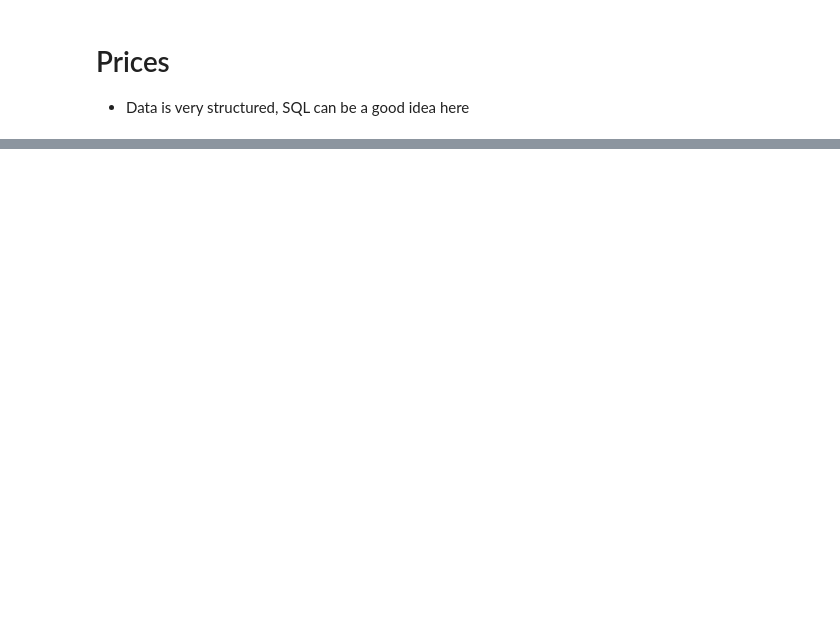
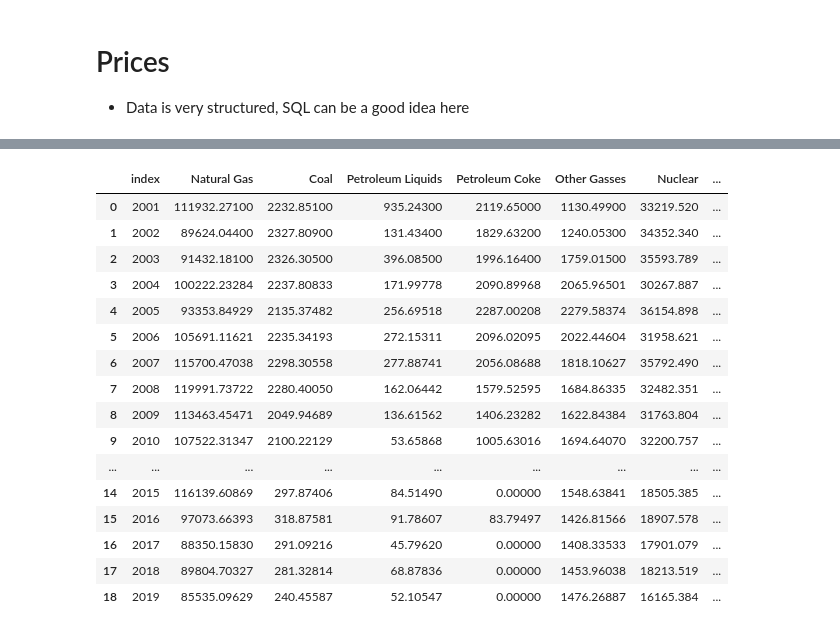
Before and after one commit to derrikdennis/ProjectEnergy, a Jupyter notebook: Sebastian/GiveMeData.ipynb, the cells around one changed output, grey strips where cells are left out. Drawn from its saved outputs; the diff is of its cells as text; code cells hidden in the pictures; blank space fills up the shorter version.

```diff
--- a/Sebastian/GiveMeData.ipynb
+++ b/Sebastian/GiveMeData.ipynb
@@ -199,2 +195,7 @@ print('Done!')
 'series'. Petroleum Coke not found in WY.
 Done!
+# %%
+#To view the sqlite
+stateGeneration = pd.read_sql_query("SELECT * from 'CA Generation'", conn) #State Initials to display table.
+stateGeneration
+# %% [output]
@@ -201,3 +204,20 @@ Done!
+|  | index | Natural Gas | Coal | Petroleum Liquids | Petroleum Coke | Other Gasses | Nuclear | ... |
+| 0 | 2001 | 111932.27100 | 2232.85100 | 935.24300 | 2119.65000 | 1130.49900 | 33219.520 | ... |
+| 1 | 2002 | 89624.04400 | 2327.80900 | 131.43400 | 1829.63200 | 1240.05300 | 34352.340 | ... |
+| 2 | 2003 | 91432.18100 | 2326.30500 | 396.08500 | 1996.16400 | 1759.01500 | 35593.789 | ... |
+| 3 | 2004 | 100222.23284 | 2237.80833 | 171.99778 | 2090.89968 | 2065.96501 | 30267.887 | ... |
+| 4 | 2005 | 93353.84929 | 2135.37482 | 256.69518 | 2287.00208 | 2279.58374 | 36154.898 | ... |
+| 5 | 2006 | 105691.11621 | 2235.34193 | 272.15311 | 2096.02095 | 2022.44604 | 31958.621 | ... |
+| 6 | 2007 | 115700.47038 | 2298.30558 | 277.88741 | 2056.08688 | 1818.10627 | 35792.490 | ... |
+| 7 | 2008 | 119991.73722 | 2280.40050 | 162.06442 | 1579.52595 | 1684.86335 | 32482.351 | ... |
+| 8 | 2009 | 113463.45471 | 2049.94689 | 136.61562 | 1406.23282 | 1622.84384 | 31763.804 | ... |
+| 9 | 2010 | 107522.31347 | 2100.22129 | 53.65868 | 1005.63016 | 1694.64070 | 32200.757 | ... |
+| ... | ... | ... | ... | ... | ... | ... | ... | ... |
+| 14 | 2015 | 116139.60869 | 297.87406 | 84.51490 | 0.00000 | 1548.63841 | 18505.385 | ... |
+| 15 | 2016 | 97073.66393 | 318.87581 | 91.78607 | 83.79497 | 1426.81566 | 18907.578 | ... |
+| 16 | 2017 | 88350.15830 | 291.09216 | 45.79620 | 0.00000 | 1408.33533 | 17901.079 | ... |
+| 17 | 2018 | 89804.70327 | 281.32814 | 68.87836 | 0.00000 | 1453.96038 | 18213.519 | ... |
+| 18 | 2019 | 85535.09629 | 240.45587 | 52.10547 | 0.00000 | 1476.26887 | 16165.384 | ... |
 # %% [markdown]
 # Energy Consumption by State
 
```
Also changed, not shown: parts of 10 cells of this notebook, 2 other files.
